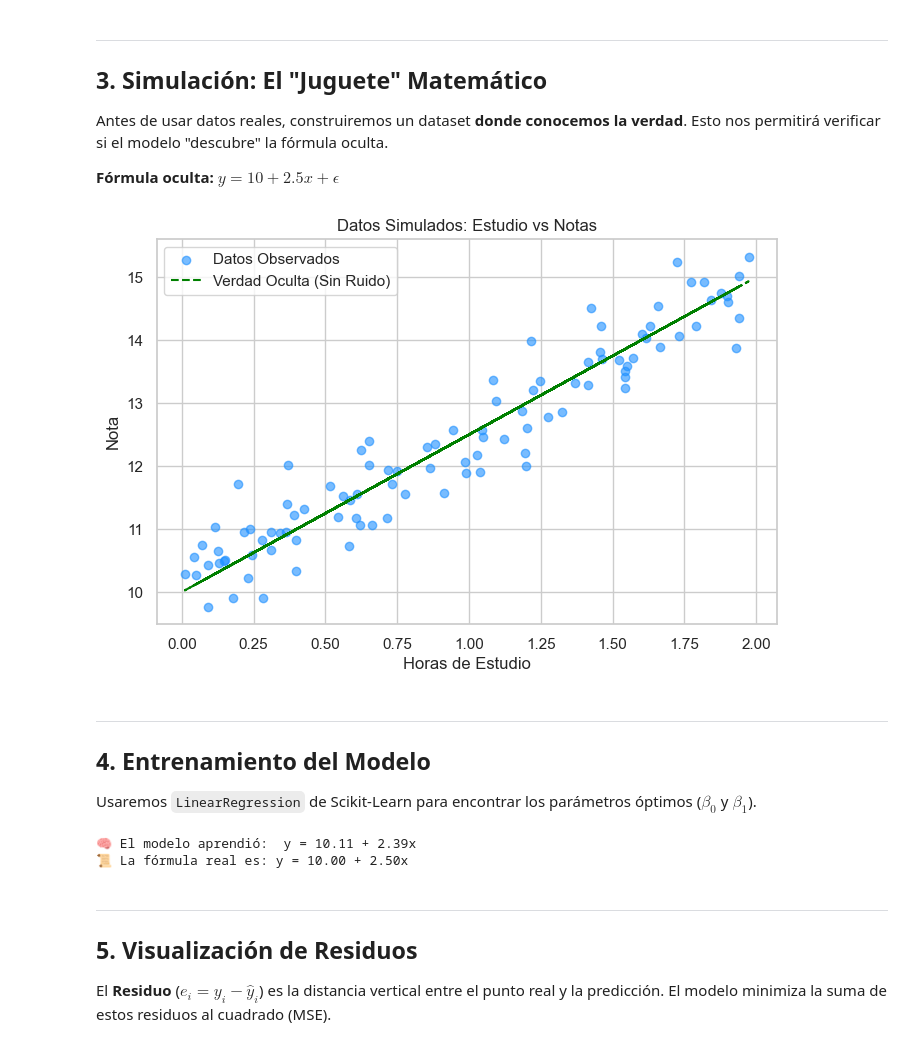
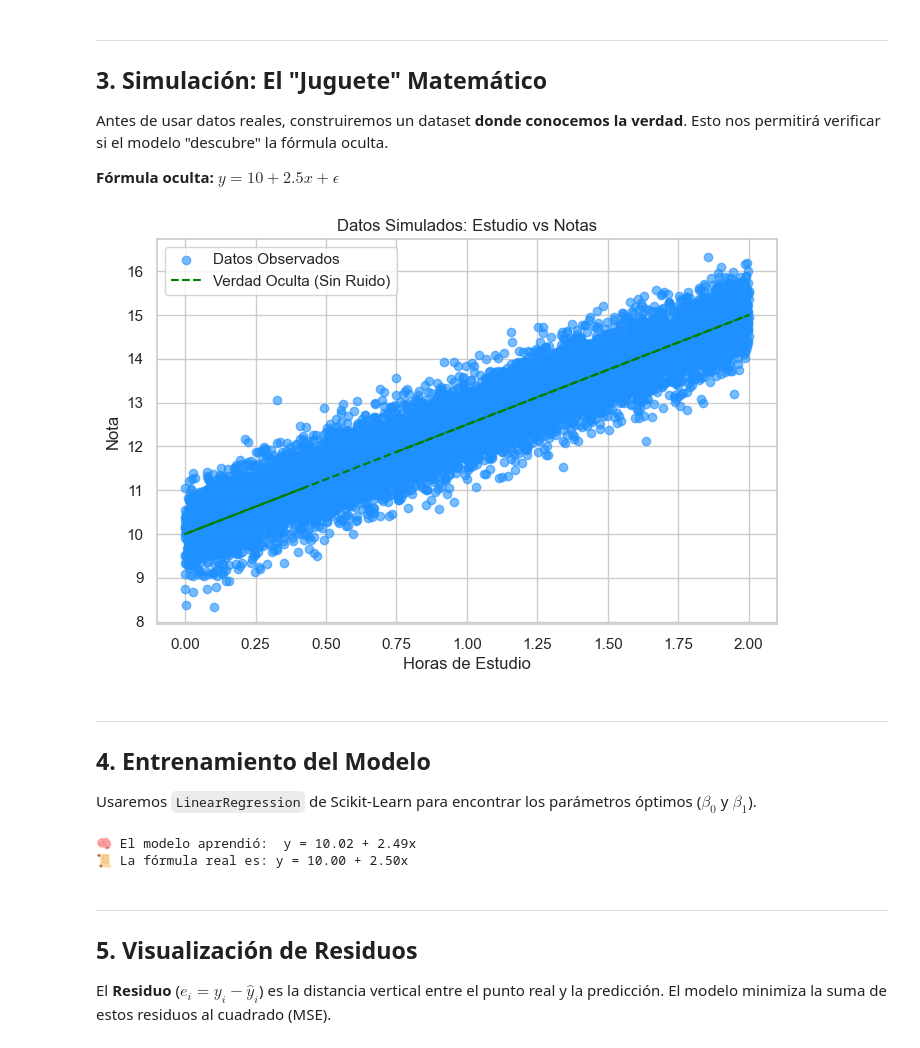
Before and after one commit to JordanKingPeru/ml-supervisado-uni, a Jupyter notebook: 01_Sesion_Pipelines_Baselines/notebooks/00_Regresion_Lineal_Intro.ipynb, the cells around one changed output. Cells and saved outputs as stored; diff of their text form; code cells hidden in the pictures.

```diff
--- a/01_Sesion_Pipelines_Baselines/notebooks/00_Regresion_Lineal_Intro.ipynb
+++ b/01_Sesion_Pipelines_Baselines/notebooks/00_Regresion_Lineal_Intro.ipynb
@@ -79,32 +79,32 @@ Antes de usar datos reales, construiremos un dataset **donde conocemos la verdad
 **Fórmula oculta:** $y = 10 + 2.5x + \epsilon$
 # %%
 # Constantes de Simulación
-N_SAMPLES = 100
+N_SAMPLES = 10000
 RUIDO = 0.5
 SEED = 42
 
 np.random.seed(SEED)
 
 # Generar Feature (X): Horas de Estudio
 X = 2 * np.random.rand(N_SAMPLES, 1)  # Valores entre 0 y 2
 
 # Generar Target (y): Nota del Examen
 # Fórmula Real: Nota = 10 + 2.5 * Horas + Ruido
 y_real = 10 + 2.5 * X
 y = y_real + np.random.randn(N_SAMPLES, 1) * RUIDO
 
 # Visualización
 plt.figure(figsize=(8, 5))
 plt.scatter(X, y, color='dodgerblue', alpha=0.6, label='Datos Observados')
 plt.plot(X, y_real, color='green', linestyle='--',
          label='Verdad Oculta (Sin Ruido)')
 plt.xlabel('Horas de Estudio')
 plt.ylabel('Nota')
 plt.title('Datos Simulados: Estudio vs Notas')
 plt.legend()
 plt.show()
 # %% [output]
-[figure, old version]
+[figure, new version]
 # %% [markdown]
 ---
 
@@ -123,7 +123,7 @@ beta_1 = modelo.coef_[0][0]
 print(f"🧠 El modelo aprendió:  y = {beta_0:.2f} + {beta_1:.2f}x")
 print(f"📜 La fórmula real es: y = 10.00 + 2.50x")
 # %% [output]
-🧠 El modelo aprendió:  y = 10.11 + 2.39x
+🧠 El modelo aprendió:  y = 10.02 + 2.49x
 📜 La fórmula real es: y = 10.00 + 2.50x
 # %% [markdown]
 ---
```
Also changed, not shown: parts of 3 cells of this notebook, 4 other files.
